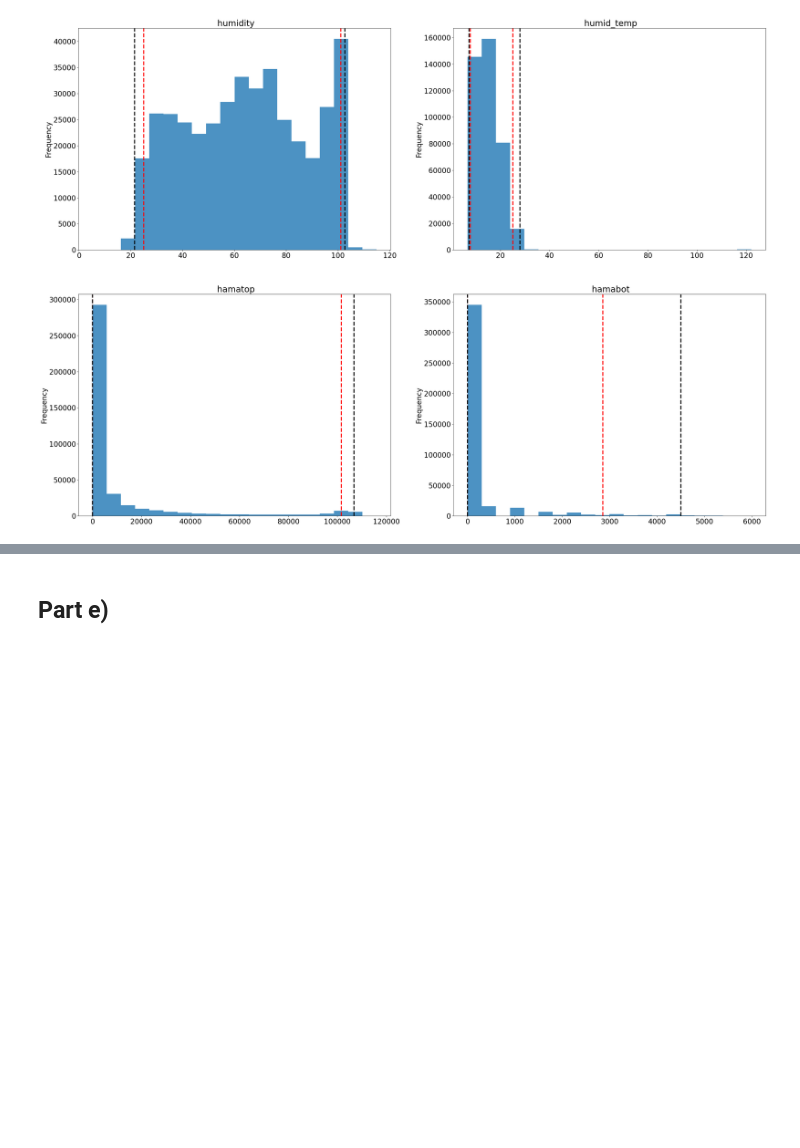
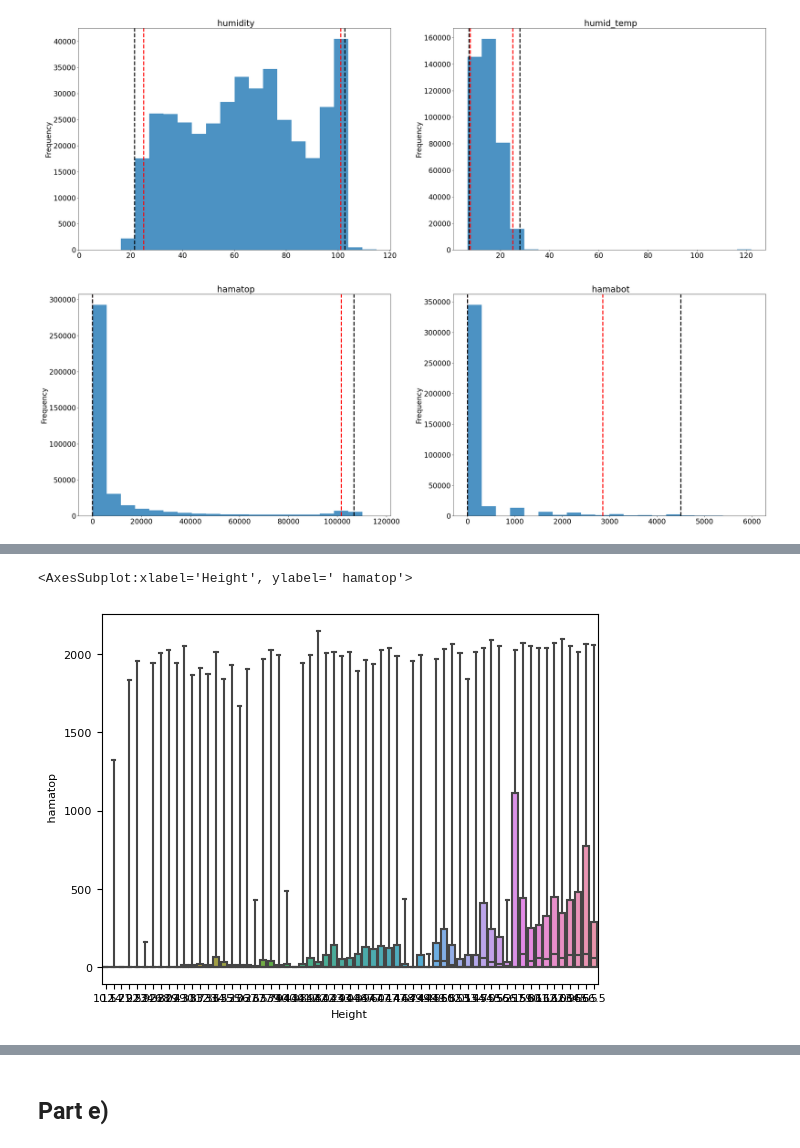
Before and after one commit to WHITSNAK/sta521_proj1, a Jupyter notebook: Data Cleaning Tzehong.ipynb, the cells around one changed output, grey strips where cells are left out. Cells and saved outputs as stored; diff of their text form; code cells hidden in the pictures; blank space fills up the shorter version.

```diff
--- a/Data Cleaning Tzehong.ipynb
+++ b/Data Cleaning Tzehong.ipynb
@@ -294,0 +389,7 @@ plt.show()
+# %%
+sns.boxplot(x=sonoma_all_no_outliers['Height'],
+          y=sonoma_all_no_outliers[' hamatop']/54,
+            whis=[0, 100])
+# %% [output]
+<AxesSubplot:xlabel='Height', ylabel=' hamatop'>
+[figure, added]
```
Also changed, not shown: parts of 42 cells of this notebook, 3 other files.
